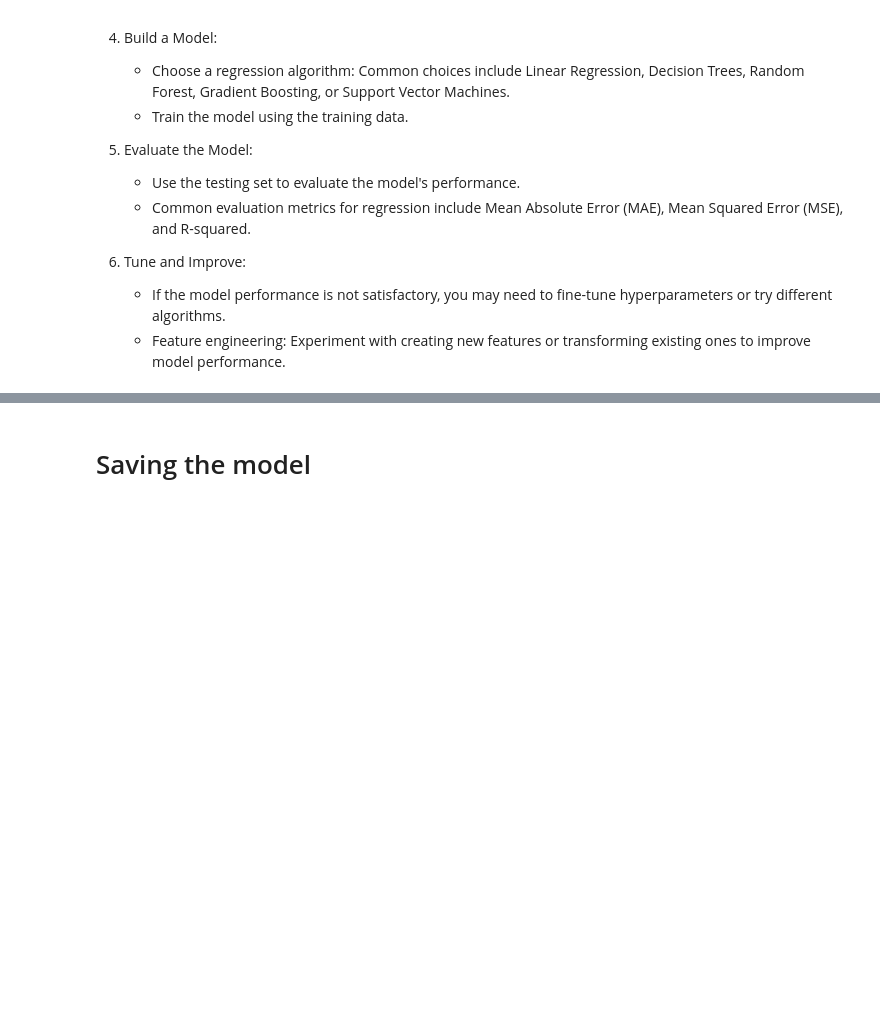
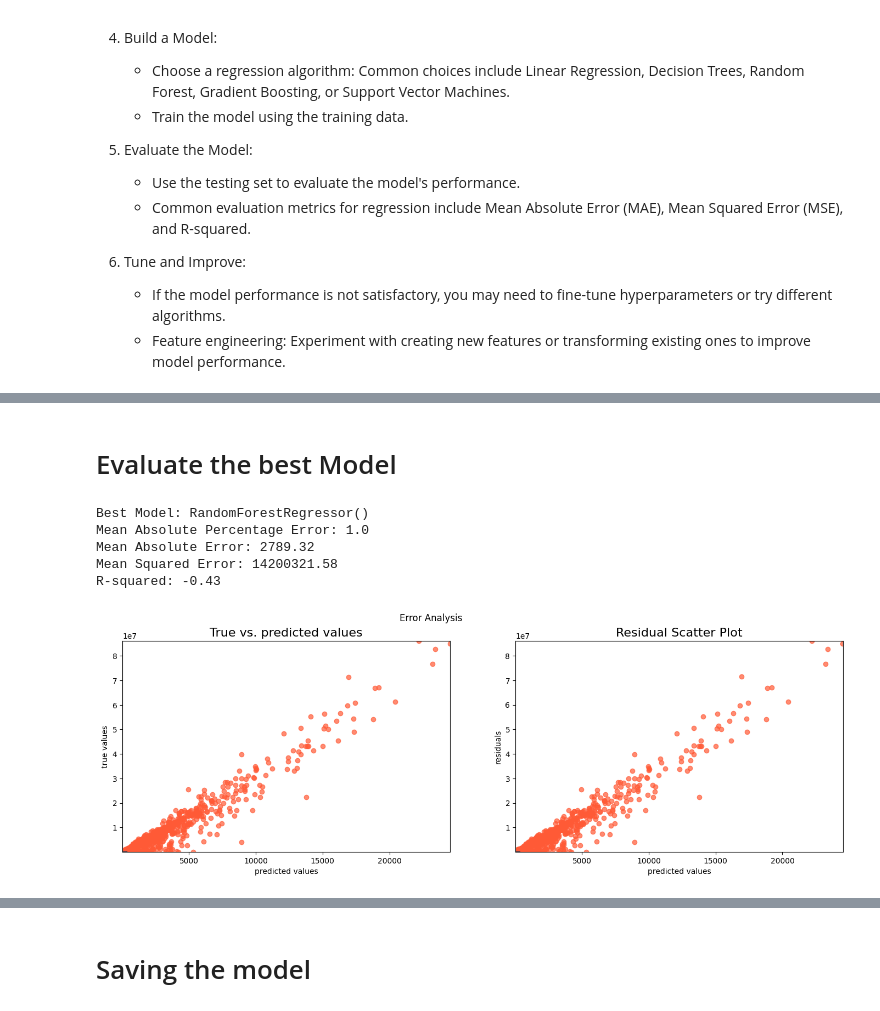
Before and after one commit to ismileusmilenot/ds-tourism-project, a Jupyter notebook: 2_Model.ipynb, the cells around one changed output, grey strips where cells are left out. Drawn from its saved outputs; the diff is of its cells as text; code cells hidden in the pictures; blank space fills up the shorter version.

```diff
--- a/2_Model.ipynb
+++ b/2_Model.ipynb
@@ -134,0 +42,3 @@ OneHotEncoder()
+# %%
+df_train = pd.read_csv('data/savegame.csv')
+df_test  = pd.read_csv('data/Test.csv')
@@ -134,0 +49,5 @@ OneHotEncoder()
+# %%
+#num_features = ['total_female', 'total_male', 'night_mainland', 'night_zanzibar', 'night_total', 'number_travelers']
+num_features = ['night_total', 'number_travelers']
+#num_features = df_train.select_dtypes('number')
+cat_features = list(set(df_train.columns) - set(num_features) - set(('total_cost', 'total_cost_euro')))
@@ -134,0 +56,3 @@ OneHotEncoder()
+# %%
+y_train = df['total_cost_euro']
+X_train = df[num_features + cat_features]
@@ -308,0 +132,65 @@ R-squared: 0.2903694583596117
+# %% [markdown]
+# Evaluate the best Model
+# %%
+# Evaluate the best model
+print('Best Model:', best_model.named_steps['regressor'])
+print('Mean Absolute Percentage Error:', round(mean_absolute_percentage_error(y_test, y_pred_test), 2))
+print('Mean Absolute Error:', round(np.sqrt(mean_absolute_error(y_test, y_pred_test)), 2))
+print('Mean Squared Error:', round(np.sqrt(mean_squared_error(y_test, y_pred_test)), 2))
+print('R-squared:', round(r2_score(y_test, y_pred_test), 2))
+
+
+
+
+
+
+
+
+def coeff_info(model):
+    coeff_used = np.sum(model.coef_!=0)
+    print('The model is using', coeff_used, 'out of 66 features.')
+    print( "The highest coefficient has a value of:", max(model.coef_.round(3)))
+
+
+#coeff_info(best_model)
+# %% [output]
+Best Model: RandomForestRegressor()
+Mean Absolute Percentage Error: 1.0
+Mean Absolute Error: 2789.32
+Mean Squared Error: 14200321.58
+R-squared: -0.43
+# %%
+def error_analysis(y_test, y_pred_test):
+    """Generated true vs. predicted values and residual scatter plot for models
+
+    Args:
+        y_test (array): true values for y_test
+        y_pred_test (array): predicted values of model for y_test
+    """
+    # Calculate residuals
+    residuals = y_test - y_pred_test
+
+    # Plot real vs. predicted values
+    fig, ax = plt.subplots(1,2, figsize=(15, 5))
+    plt.subplots_adjust(right=1)
+    plt.suptitle('Error Analysis')
+
+    ax[0].scatter(y_pred_test, y_test, color="#FF5A36", alpha=0.7)
+    ax[0].plot([-400, 350], [-400, 350], color="#193251")
+    ax[0].set_title("True vs. predicted values", fontsize=16)
+    ax[0].set_xlabel("predicted values")
+    ax[0].set_ylabel("true values")
+    ax[0].set_xlim((y_pred_test.min()-10), (y_pred_test.max()+10))
+    ax[0].set_ylim((y_test.min()-40), (y_test.max()+40))
+
+    ax[1].scatter(y_pred_test, residuals, color="#FF5A36", alpha=0.7)
+    ax[1].plot([-400, 350], [0,0], color="#193251")
+    ax[1].set_title("Residual Scatter Plot", fontsize=16)
+    ax[1].set_xlabel("predicted values")
+    ax[1].set_ylabel("residuals")
+    ax[1].set_xlim((y_pred_test.min()-10), (y_pred_test.max()+10))
+    ax[1].set_ylim((residuals.min()-10), (residuals.max()+10))
+
+error_analysis(y_test, y_pred_test)
+# %% [output]
+[figure, added]
```
Also changed, not shown: parts of 20 cells of this notebook, 1 other file.
